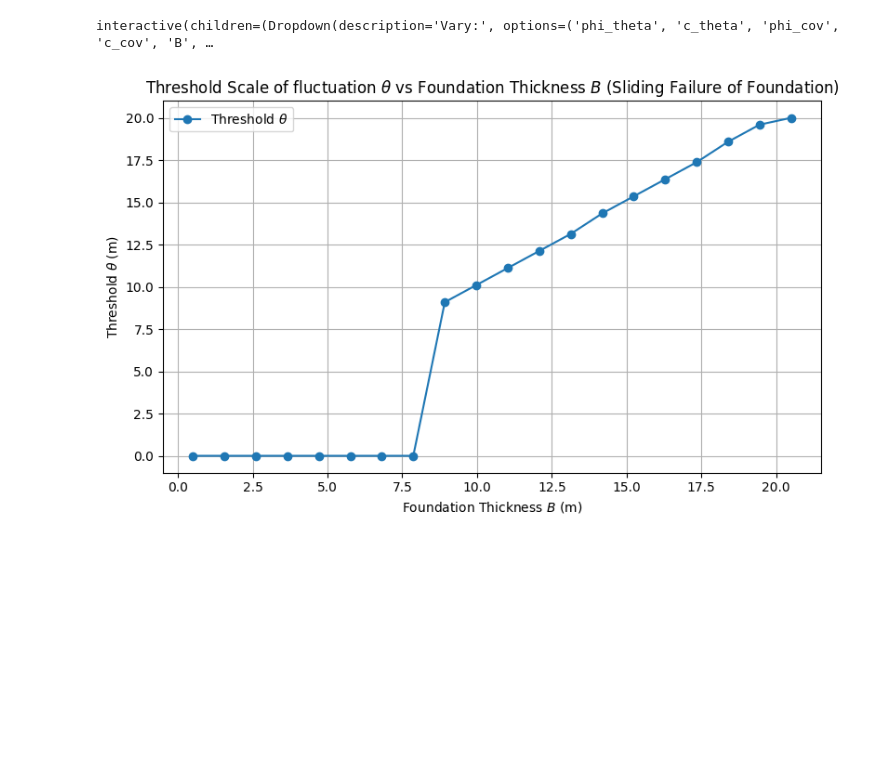
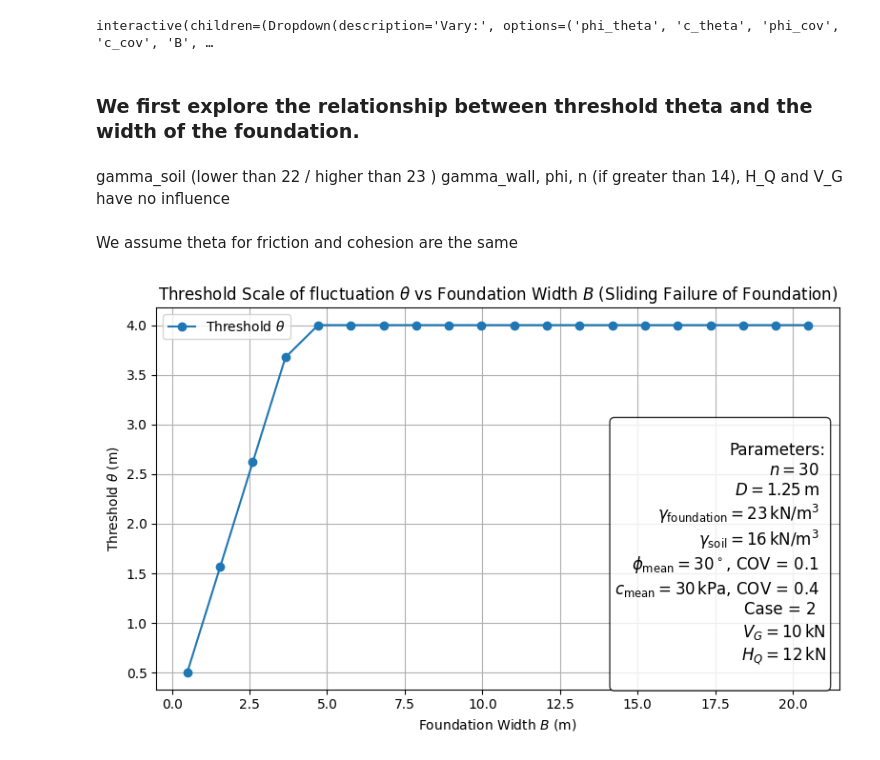
Before and after one commit to glorkcy/reliability_SOF, a Jupyter notebook: gleiten_foundation.ipynb, the cells around one changed output. Cells and saved outputs as stored; diff of their text form; code cells hidden in the pictures; blank space fills up the shorter version.

```diff
--- a/gleiten_foundation.ipynb
+++ b/gleiten_foundation.ipynb
@@ -19,15 +19,16 @@ gamma_foundation=23
 gamma_soil = 16
 phi_mean=30
 phi_cov=0.1
-c_mean=20
+c_mean=30
 c_cov=0.4
 case = 2
 V_G = 10 # permanent downward Force
-H_Q = 12.12  # temporary wind force
+H_Q = 12  # temporary wind force
 
-theta_range = np.linspace(0.02, 20 ,100)  # Scale of fluctuation range (36,46) #!
+theta_range = np.linspace(0.02, 4 ,50)  # Scale of fluctuation range (36,46) #!
 cov_vals = np.linspace(0.05, 0.5, 25)
 B_vals = np.linspace(0.5, 20.5, 20)
+D_vals = np.linspace(0.5, 5.5, 20)
 # %%
 def calculate_characteristic_value(mean, cov, theta, L, case, n) :
     """
@@ -119,11 +120,15 @@ def calculate_limit_state_function_G(theta_phi, theta_c, n, B,  D,
     z_start = c_k * K_ach / (K_agh * gamma_soil)
 
     # Calculating horizontal earth pressure, only the positive triangle is considered
+    if D < z_start: # prevent negative earth pressure, by having negative depth
+        E_ah = 0
+        z_start = D
+
     E_ah = e_ah * (D-z_start)/2        # horizontal force due to weight of soil at the active side
 
     # Compare with Mindesterdruck, take the higher value
     H_k = max(E_ah_min, E_ah) + H_Q  # plus temporary horizontal force
-
+    #H_k =  E_ah + H_Q
     # Calculate vertical component
     E_av = H_k * tan(radians(delta))
     V_k = E_av + G1 + V_G  # plus permanent vertical force
@@ -532,3 +535,9 @@ interactive(children=(Dropdown(description='Vary:', options=('phi_theta', 'c_the
+# %% [markdown]
+### We first explore the relationship between threshold theta and the width of the foundation.
+# %% [markdown]
+gamma_soil (lower than 22 / higher than 23 ) gamma_wall, phi, n (if greater than 14),  H_Q and V_G have no influence
+# %% [markdown]
+We assume theta for friction and cohesion are the same
 # %%
 critical_theta_phi = []
 
@@ -558,33 +567,53 @@ for B_i in B_vals:
 B_range = np.array(B_vals)
 theta_phi_crit = np.array(critical_theta_phi)
 
 # Linear regression
 slope, intercept, r_value, p_value, std_err = linregress(B_range, theta_phi_crit)
 
 # Plotting
 plt.figure(figsize=(8, 5))
 plt.plot(B_range, theta_phi_crit, 'o-', label='Threshold $\\theta$')
 # plt.plot(B_range, slope * B_range + intercept, 'r--', label='Linear Fit')
 
 # # Regression equation
 # eq_text = (
 #     rf"$\theta = {slope:.1f} \cdot B + {intercept:.1f}$"
 # )
 
 # plt.text(
 #     0.05, 0.95, eq_text,
 #     transform=plt.gca().transAxes,
 #     fontsize=12,
 #     verticalalignment='top',
 #     bbox=dict(facecolor='white', edgecolor='black', boxstyle='round,pad=0.5')
 # )
 
-plt.xlabel(r'Foundation Thickness $B$ (m)')
+
+param_text = rf"""
+Parameters:
+$n = {n}$
+$D = {D}\,\mathrm{{m}}$
+$\gamma_{{\mathrm{{foundation}}}} = {gamma_foundation}\,\mathrm{{kN/m^3}}$
+$\gamma_{{\mathrm{{soil}}}} = {gamma_soil}\,\mathrm{{kN/m^3}}$
+$\phi_{{\mathrm{{mean}}}} = {phi_mean}^\circ$, COV = {phi_cov}
+$c_{{\mathrm{{mean}}}} = {c_mean}\,\mathrm{{kPa}}$, COV = {c_cov}
+Case = {case}
+$V_G = {V_G}\,\mathrm{{kN}}$
+$H_Q = {H_Q}\,\mathrm{{kN}}$
+"""
+
+
+plt.text(0.98, 0.7, param_text, transform=plt.gca().transAxes,
+         ha='right', va='top', fontsize=12,
+         bbox=dict(facecolor='white', alpha=0.8, boxstyle='round'))
+
+
+plt.xlabel(r'Foundation Width $B$ (m)')
 plt.ylabel(r'Threshold $\theta$ (m)')
-plt.title(r'Threshold Scale of fluctuation $\theta$ vs Foundation Thickness $B$ (Sliding Failure of Foundation)')
+plt.title(r'Threshold Scale of fluctuation $\theta$ vs Foundation Width $B$ (Sliding Failure of Foundation)')
 plt.grid(True)
 plt.legend()
 plt.tight_layout()
 plt.show()
 # %% [output]
-[figure, old version]
+[figure, new version]
```
Also changed, not shown: parts of 5 cells of this notebook.
